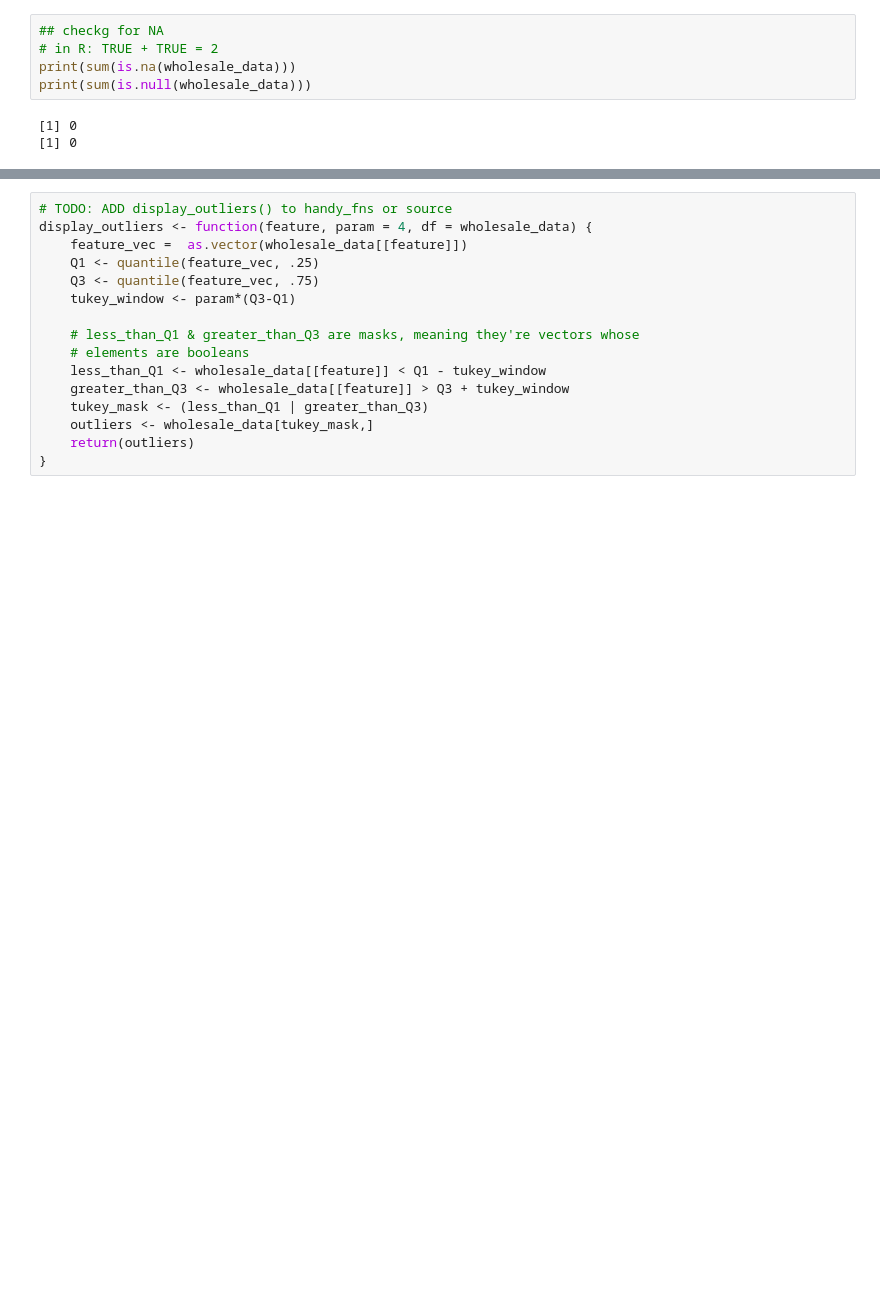
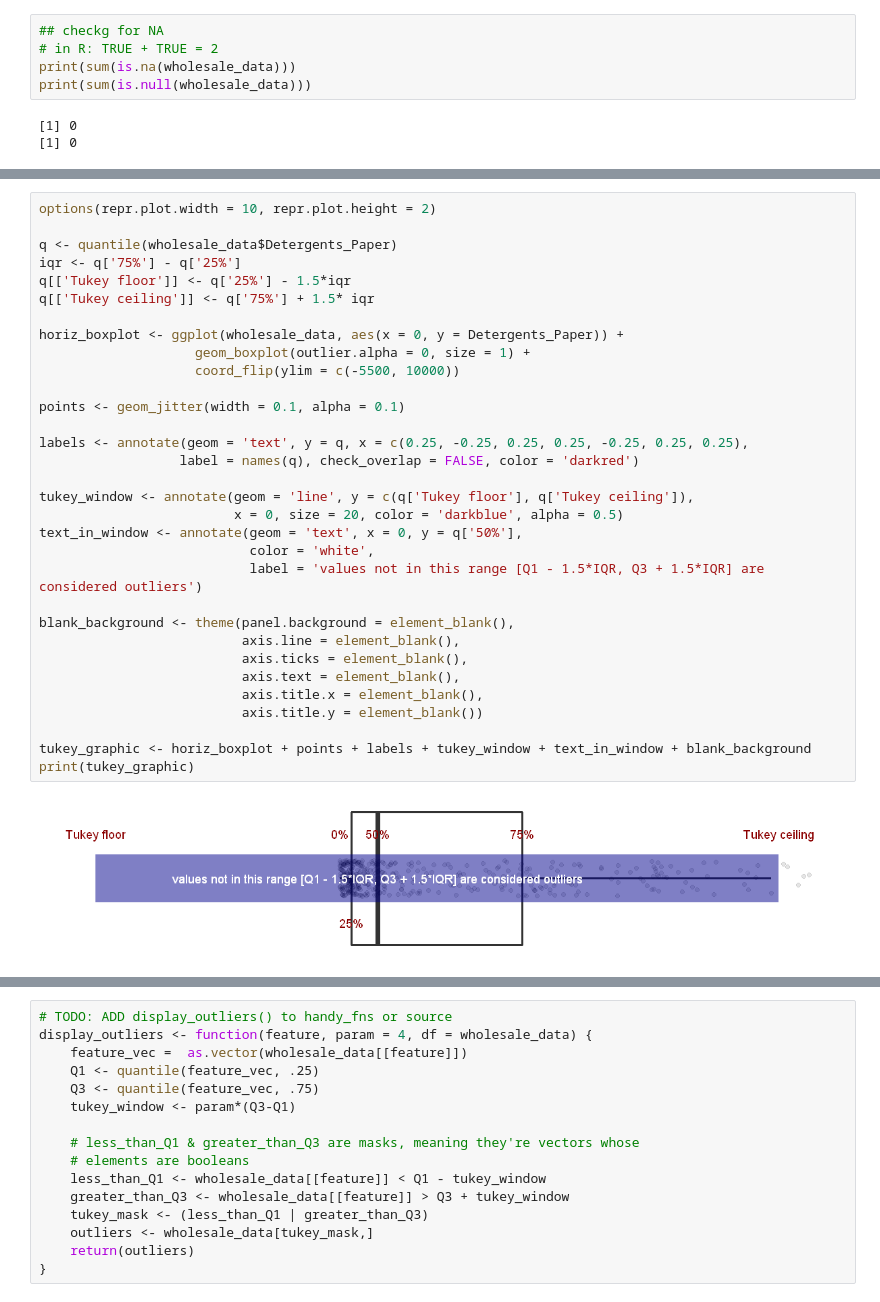
Before and after one commit to vduong314159/CSX_450_1_Project_2, a Jupyter notebook: ipynb/01-data-description-and-formatting.ipynb, the cells around one changed output, grey strips where cells are left out. Drawn from its saved outputs; the diff is of its cells as text; blank space fills up the shorter version.

```diff
--- a/ipynb/01-data-description-and-formatting.ipynb
+++ b/ipynb/01-data-description-and-formatting.ipynb
@@ -160,0 +164,34 @@ print(sum(is.null(wholesale_data)))
+# %%
+options(repr.plot.width = 10, repr.plot.height = 2)
+
+q <- quantile(wholesale_data$Detergents_Paper)
+iqr <- q['75%'] - q['25%']
+q[['Tukey floor']] <- q['25%'] - 1.5*iqr
+q[['Tukey ceiling']] <- q['75%'] + 1.5* iqr
+
+horiz_boxplot <- ggplot(wholesale_data, aes(x = 0, y = Detergents_Paper)) +
+                    geom_boxplot(outlier.alpha = 0, size = 1) +
+                    coord_flip(ylim = c(-5500, 10000))
+
+points <- geom_jitter(width = 0.1, alpha = 0.1)
+
+labels <- annotate(geom = 'text', y = q, x = c(0.25, -0.25, 0.25, 0.25, -0.25, 0.25, 0.25),
+                  label = names(q), check_overlap = FALSE, color = 'darkred')
+
+tukey_window <- annotate(geom = 'line', y = c(q['Tukey floor'], q['Tukey ceiling']),
+                         x = 0, size = 20, color = 'darkblue', alpha = 0.5)
+text_in_window <- annotate(geom = 'text', x = 0, y = q['50%'],
+                           color = 'white',
+                           label = 'values not in this range [Q1 - 1.5*IQR, Q3 + 1.5*IQR] are considered outliers')
+
+blank_background <- theme(panel.background = element_blank(),
+                          axis.line = element_blank(),
+                          axis.ticks = element_blank(),
+                          axis.text = element_blank(),
+                          axis.title.x = element_blank(),
+                          axis.title.y = element_blank())
+
+tukey_graphic <- horiz_boxplot + points + labels + tukey_window + text_in_window + blank_background
+print(tukey_graphic)
+# %% [output]
+[figure, added]
```
Also changed, not shown: parts of 9 cells of this notebook, 1 other file.
